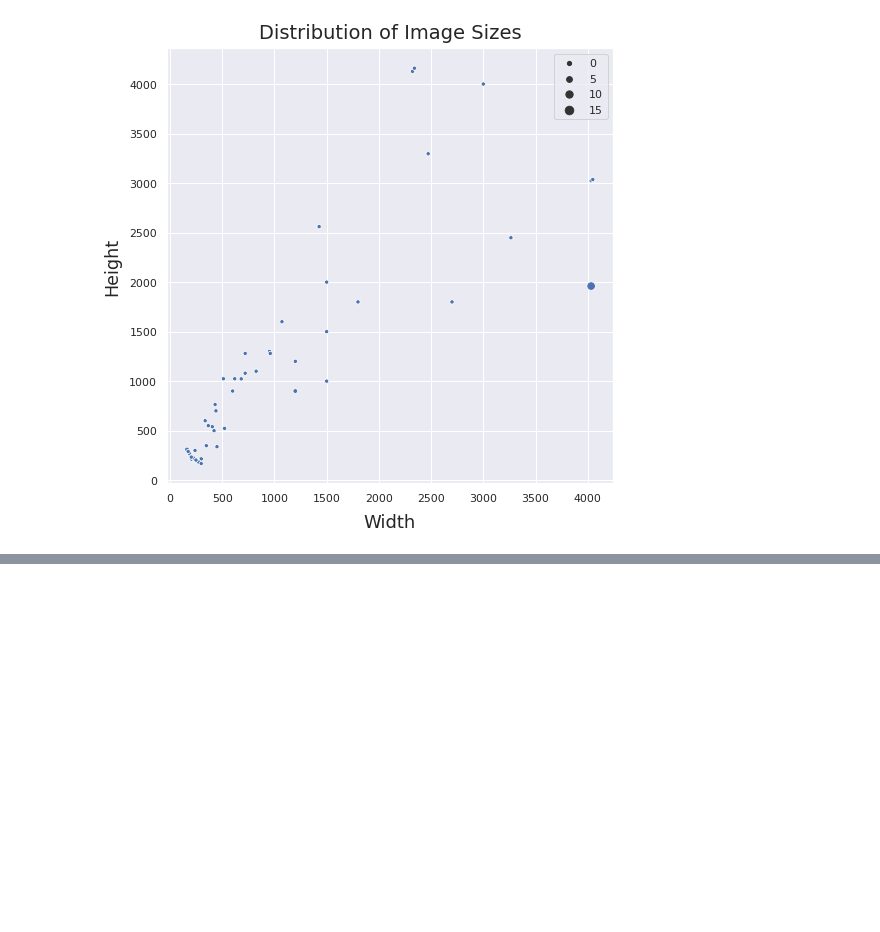
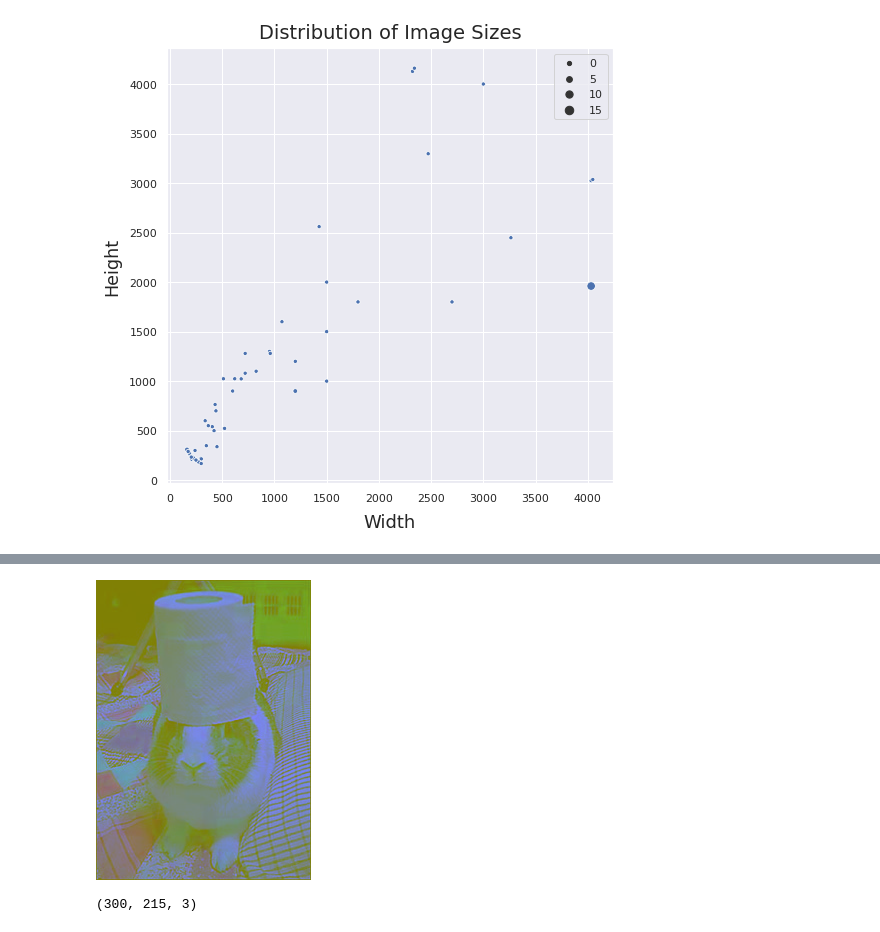
Before and after one commit to GL7526/ObjectDetection1, a Jupyter notebook: Obj_detect_2_1.ipynb, the cells around one changed output, grey strips where cells are left out. Saved outputs shown, nothing was run; the diff lists cells and outputs as text; code cells hidden in the pictures; blank space fills up the shorter version.

```diff
--- a/Obj_detect_2_1.ipynb
+++ b/Obj_detect_2_1.ipynb
@@ -301,0 +339,8 @@ Text(0, 0.5, 'Height')
+# %%
+cv2_imshow(img_ycrcb)
+# %% [output]
+[figure, added]
+# %%
+img_ycrcb.shape
+# %% [output]
+(300, 215, 3)
```
Also changed, not shown: parts of 17 cells of this notebook.
